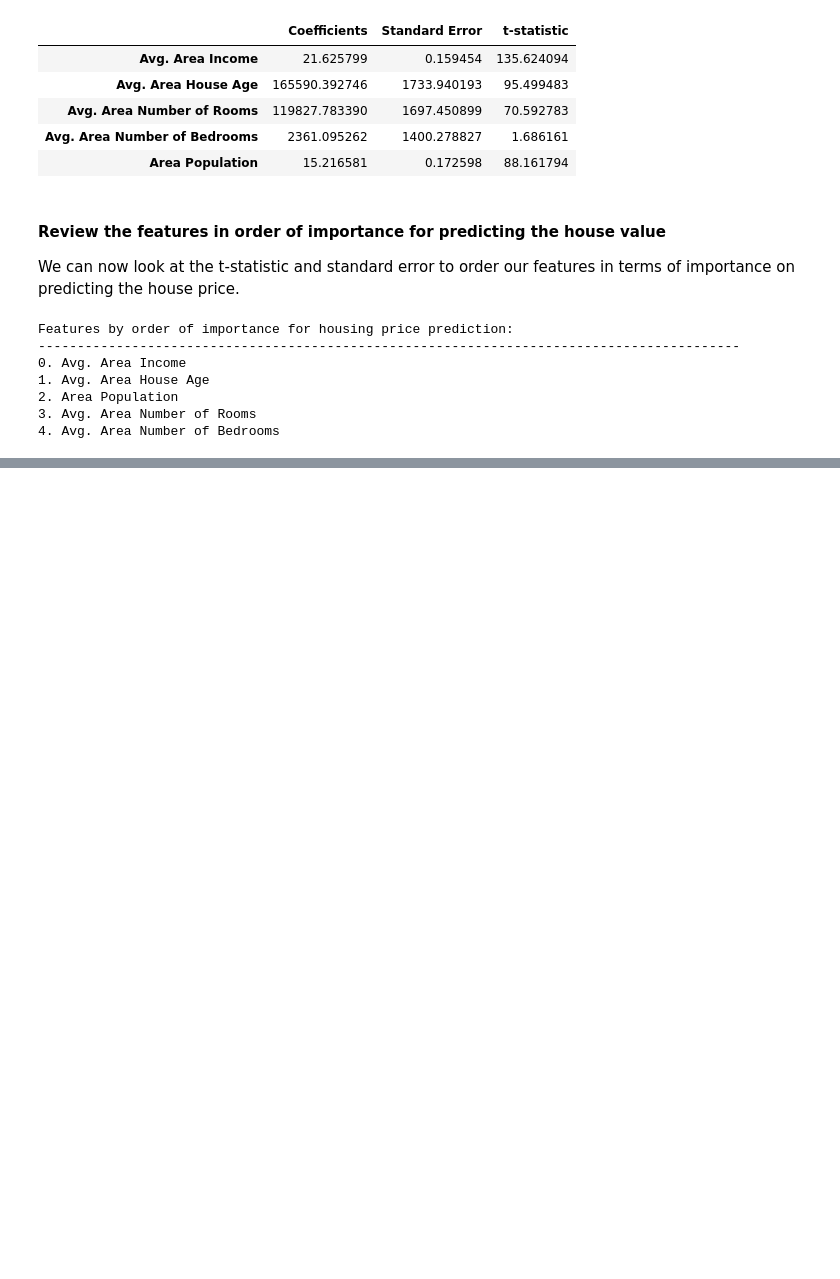
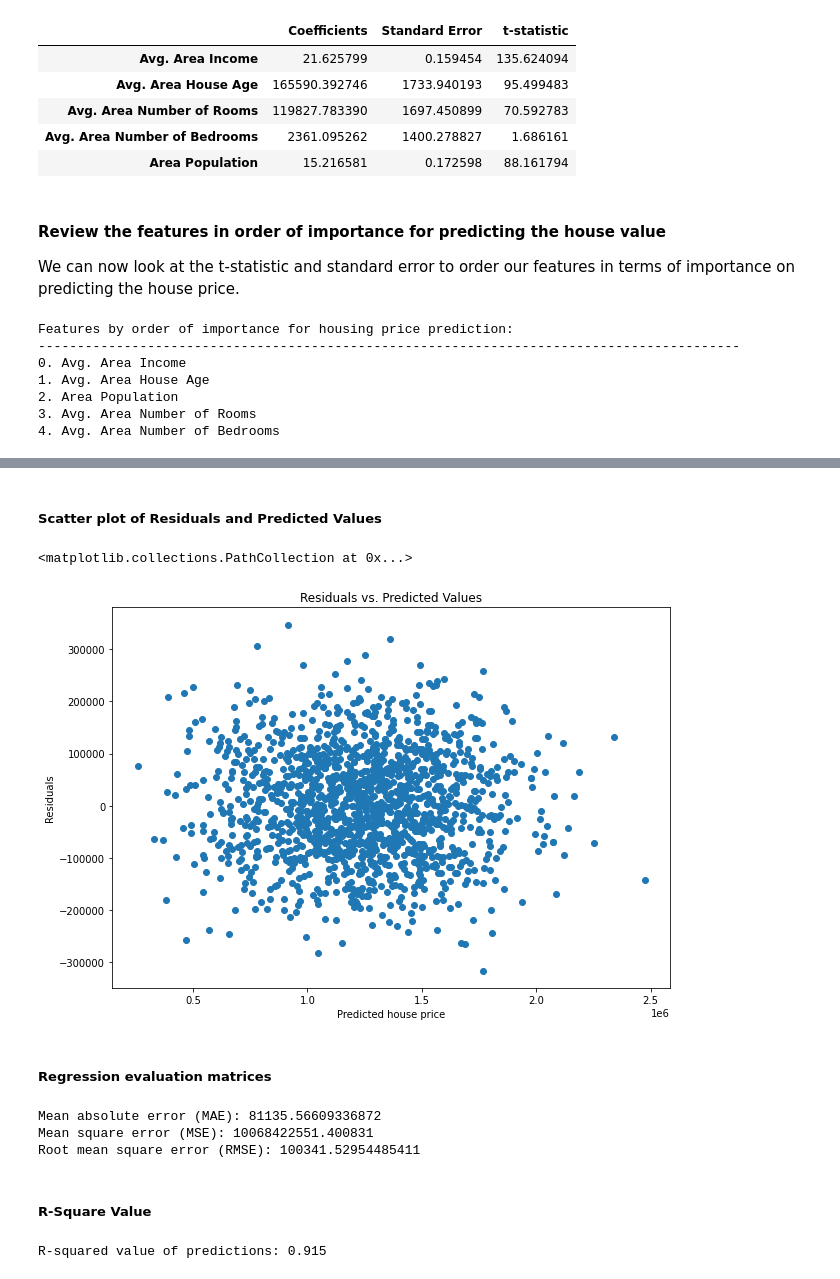
Before and after one commit to Eoincmcc/NLP-ML, a Jupyter notebook: linearRegression.ipynb, the cells around one changed output, grey strips where cells are left out. Drawn from its saved outputs; the diff is of its cells as text; code cells hidden in the pictures; blank space fills up the shorter version.

Commit message:
Finished Regression Notebook

```diff
--- a/linearRegression.ipynb
+++ b/linearRegression.ipynb
@@ -289,0 +363,27 @@ Features by order of importance for housing price prediction:
+# %% [markdown]
+##### Scatter plot of Residuals and Predicted Values
+# %%
+plt.figure(figsize=(10,7))
+plt.title("Residuals vs. Predicted Values")
+plt.xlabel("Predicted house price")
+plt.ylabel("Residuals")
+plt.scatter(x=predictions,y=y_test-predictions)
+# %% [output]
+<matplotlib.collections.PathCollection at 0x...>
+[figure, added]
+# %% [markdown]
+##### Regression evaluation matrices
+# %%
+print("Mean absolute error (MAE):", metrics.mean_absolute_error(y_test,predictions))
+print("Mean square error (MSE):", metrics.mean_squared_error(y_test,predictions))
+print("Root mean square error (RMSE):", np.sqrt(metrics.mean_squared_error(y_test,predictions)))
+# %% [output]
+Mean absolute error (MAE): 81135.56609336872
+Mean square error (MSE): 10068422551.400831
+Root mean square error (RMSE): 100341.52954485411
+# %% [markdown]
+##### R-Square Value
+# %%
+print("R-squared value of predictions:",round(metrics.r2_score(y_test,predictions),3))
+# %% [output]
+R-squared value of predictions: 0.915
```
Also changed, not shown: parts of 10 cells of this notebook.
